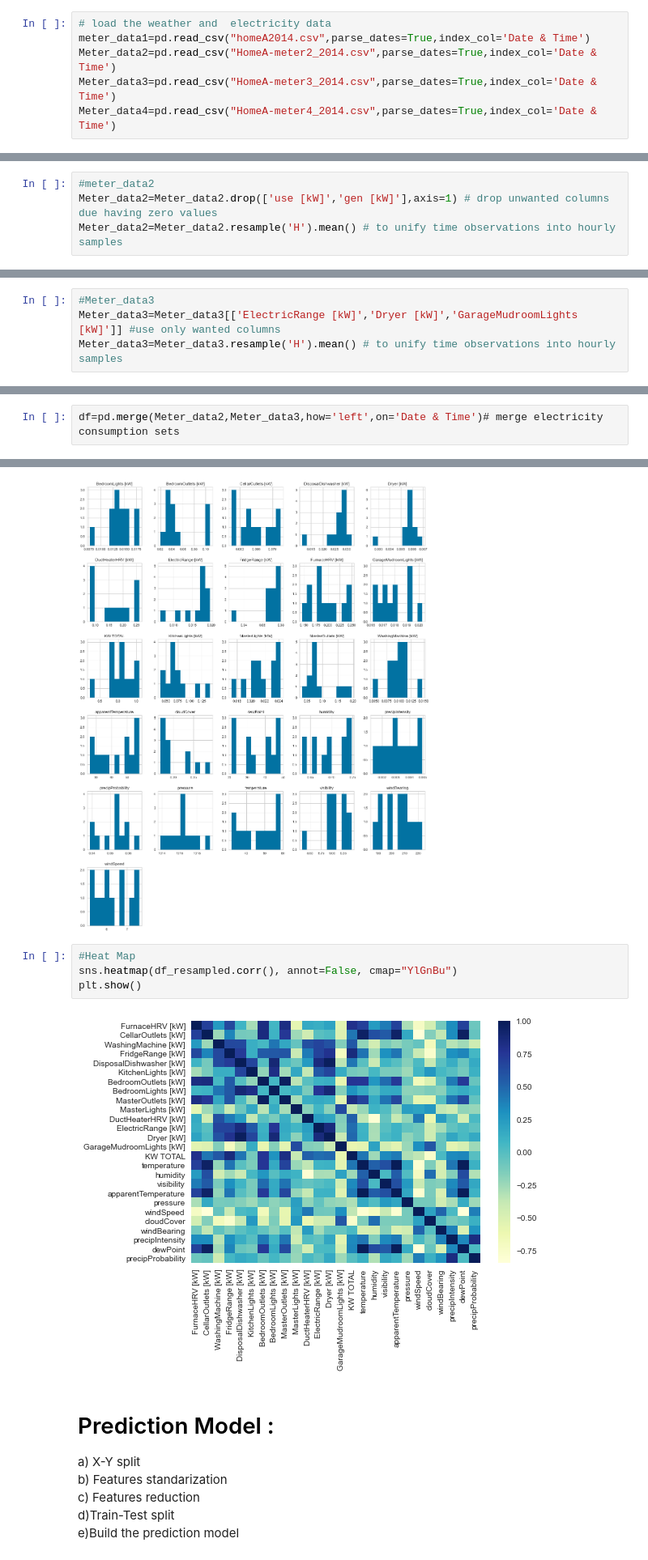
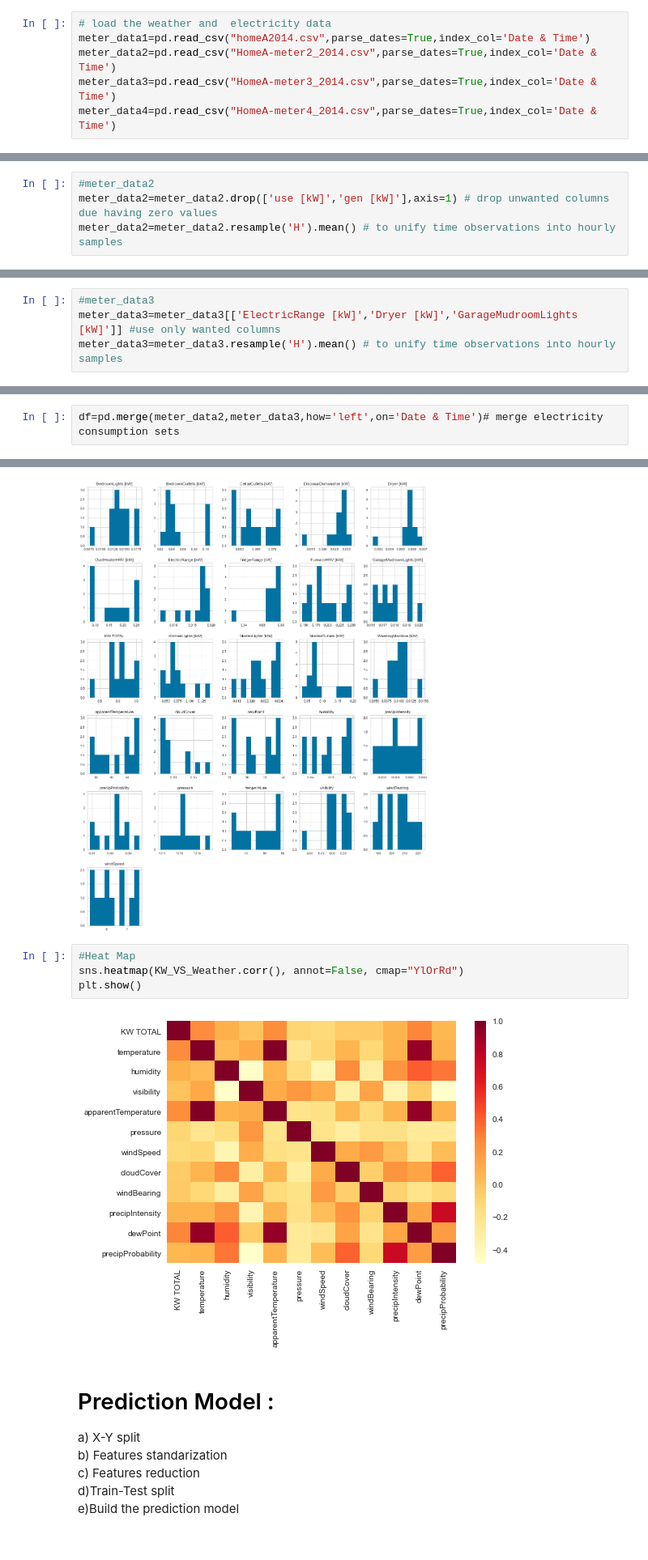
Before and after one commit to humaidmaa/Capstone, a Jupyter notebook: Weather influence on electricity consumption.ipynb, the cells around one changed output, grey strips where cells are left out. Shown at 81% size. Saved outputs shown, nothing was run; the diff lists cells and outputs as text.

```diff
--- a/Weather influence on electricity consumption.ipynb
+++ b/Weather influence on electricity consumption.ipynb
@@ -27,6 +30,6 @@ import warnings
 # %%
 # load the weather and  electricity data
 meter_data1=pd.read_csv("homeA2014.csv",parse_dates=True,index_col='Date & Time')
-Meter_data2=pd.read_csv("HomeA-meter2_2014.csv",parse_dates=True,index_col='Date & Time')
-Meter_data3=pd.read_csv("HomeA-meter3_2014.csv",parse_dates=True,index_col='Date & Time')
-Meter_data4=pd.read_csv("HomeA-meter4_2014.csv",parse_dates=True,index_col='Date & Time')
+meter_data2=pd.read_csv("HomeA-meter2_2014.csv",parse_dates=True,index_col='Date & Time')
+meter_data3=pd.read_csv("HomeA-meter3_2014.csv",parse_dates=True,index_col='Date & Time')
+meter_data4=pd.read_csv("HomeA-meter4_2014.csv",parse_dates=True,index_col='Date & Time')
@@ -108,7 +210,7 @@ meter_data1.head()
 | 2014-01-01 04:00:00 | 15.37 | 0.60 | 10.0 | 5.12 | 1024.51 | 7.38 | 0.06 | ... |
 # %%
 #meter_data2
-Meter_data2=Meter_data2.drop(['use [kW]','gen [kW]'],axis=1) # drop unwanted columns due having zero values
-Meter_data2=Meter_data2.resample('H').mean() # to unify time observations into hourly samples
+meter_data2=meter_data2.drop(['use [kW]','gen [kW]'],axis=1) # drop unwanted columns due having zero values
+meter_data2=meter_data2.resample('H').mean() # to unify time observations into hourly samples
 # %%
 #test of meter_data2
@@ -122,8 +224,8 @@ Meter_data2.head()
 | 2014-01-01 03:00:00 | 0.068529 | 0.041506 | 0.005560 | 0.044769 | 0.005432 | ... |
 | 2014-01-01 04:00:00 | 0.074540 | 0.038502 | 0.005565 | 0.044778 | 0.005469 | ... |
 # %%
-#Meter_data3
-Meter_data3=Meter_data3[['ElectricRange [kW]','Dryer [kW]','GarageMudroomLights [kW]']] #use only wanted columns
-Meter_data3=Meter_data3.resample('H').mean() # to unify time observations into hourly samples
+#meter_data3
+meter_data3=meter_data3[['ElectricRange [kW]','Dryer [kW]','GarageMudroomLights [kW]']] #use only wanted columns
+meter_data3=meter_data3.resample('H').mean() # to unify time observations into hourly samples
 # %%
 #test of meter 3
@@ -137,7 +239,7 @@ Meter_data3.head()
 | 2014-01-01 03:00:00 | 0.003025 | 0.005369 | 0.012975 |
 | 2014-01-01 04:00:00 | 0.003037 | 0.005407 | 0.013061 |
 # %%
-df=pd.merge(Meter_data2,Meter_data3,how='left',on='Date & Time')# merge electricity consumption sets
+df=pd.merge(meter_data2,meter_data3,how='left',on='Date & Time')# merge electricity consumption sets
 # %%
 df
 # %% [output]
@@ -297,10 +408,10 @@ df_resampled.hist(figsize = (18,24)) ;
 [figure]
 # %%
 #Heat Map
-sns.heatmap(df_resampled.corr(), annot=False, cmap="YlGnBu")
+sns.heatmap(KW_VS_Weather.corr(), annot=False, cmap="YlOrRd")
 plt.show()
 # %% [output]
-[figure, old version]
+[figure, new version]
 # %% [markdown]
 # <span style='color:black'>  Prediction Model : </span>
 a)  X-Y split
```
Also changed, not shown: parts of 32 cells of this notebook.
